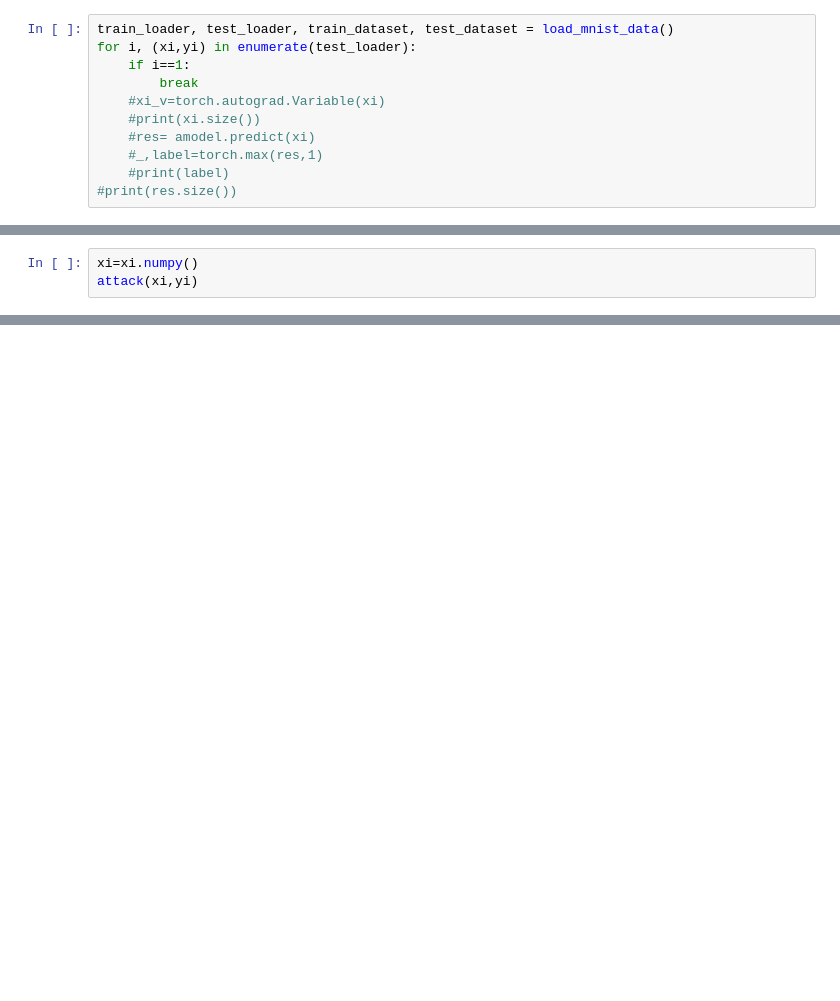
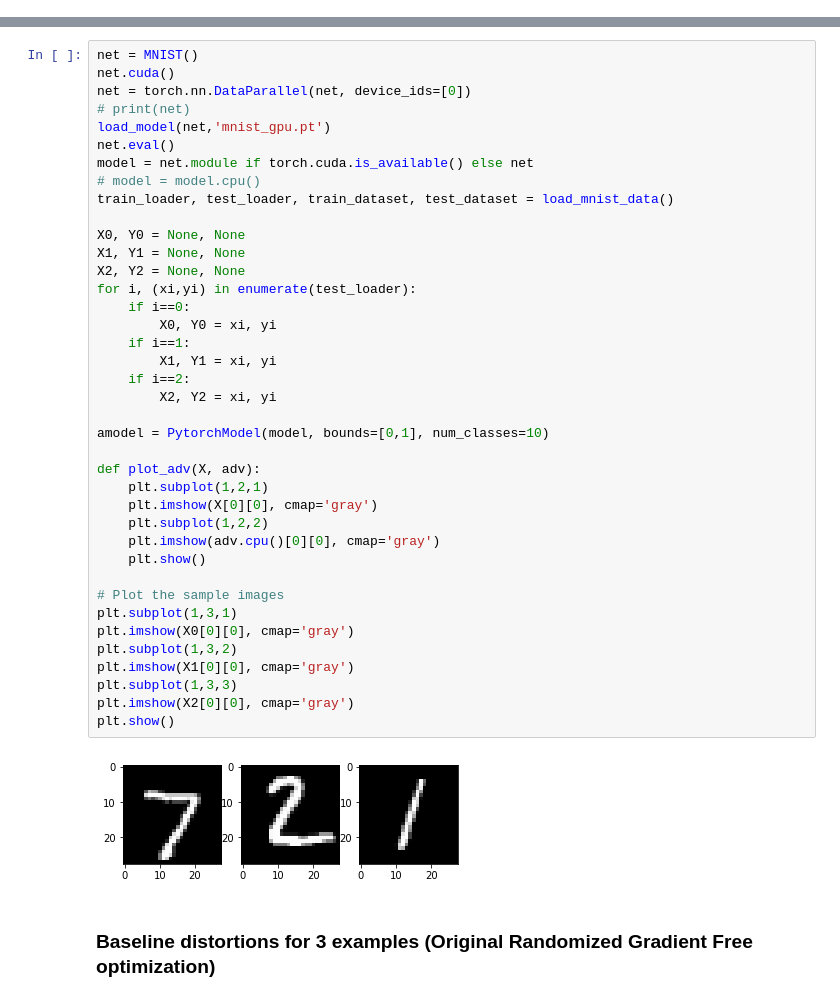
Before and after one commit to cmhcbb/attackbox, a Jupyter notebook: test.ipynb, the cells around one changed output, grey strips where cells are left out. Saved outputs shown, nothing was run; the diff lists cells and outputs as text; blank space fills up the shorter version.

```diff
--- a/test.ipynb
+++ b/test.ipynb
@@ -32,11 +0,0 @@ attack = ZOO(amodel)
-# %%
-train_loader, test_loader, train_dataset, test_dataset = load_mnist_data()
-for i, (xi,yi) in enumerate(test_loader):
-    if i==1:
-        break
-    #xi_v=torch.autograd.Variable(xi)
-    #print(xi.size())
-    #res= amodel.predict(xi)
-    #_,label=torch.max(res,1)
-    #print(label)
-#print(res.size())
@@ -68,3 +0,0 @@ attack(xi,target,TARGETED=True)
-# %%
-xi=xi.numpy()
-attack(xi,yi)
@@ -159,0 +23,43 @@ print(len(idx_a))
+# %%
+net = MNIST()
+net.cuda()
+net = torch.nn.DataParallel(net, device_ids=[0])
+# print(net)
+load_model(net,'mnist_gpu.pt')
+net.eval()
+model = net.module if torch.cuda.is_available() else net
+# model = model.cpu()
+train_loader, test_loader, train_dataset, test_dataset = load_mnist_data()
+
+X0, Y0 = None, None
+X1, Y1 = None, None
+X2, Y2 = None, None
+for i, (xi,yi) in enumerate(test_loader):
+    if i==0:
+        X0, Y0 = xi, yi
+    if i==1:
+        X1, Y1 = xi, yi
+    if i==2:
+        X2, Y2 = xi, yi
+
+amodel = PytorchModel(model, bounds=[0,1], num_classes=10)
+
+def plot_adv(X, adv):
+    plt.subplot(1,2,1)
+    plt.imshow(X[0][0], cmap='gray')
+    plt.subplot(1,2,2)
+    plt.imshow(adv.cpu()[0][0], cmap='gray')
+    plt.show()
+
+# Plot the sample images
+plt.subplot(1,3,1)
+plt.imshow(X0[0][0], cmap='gray')
+plt.subplot(1,3,2)
+plt.imshow(X1[0][0], cmap='gray')
+plt.subplot(1,3,3)
+plt.imshow(X2[0][0], cmap='gray')
+plt.show()
+# %% [output]
+[figure, added]
+# %% [markdown]
+### Baseline distortions for 3 examples (Original Randomized Gradient Free optimization)
```
Also changed, not shown: parts of 40 cells of this notebook.
